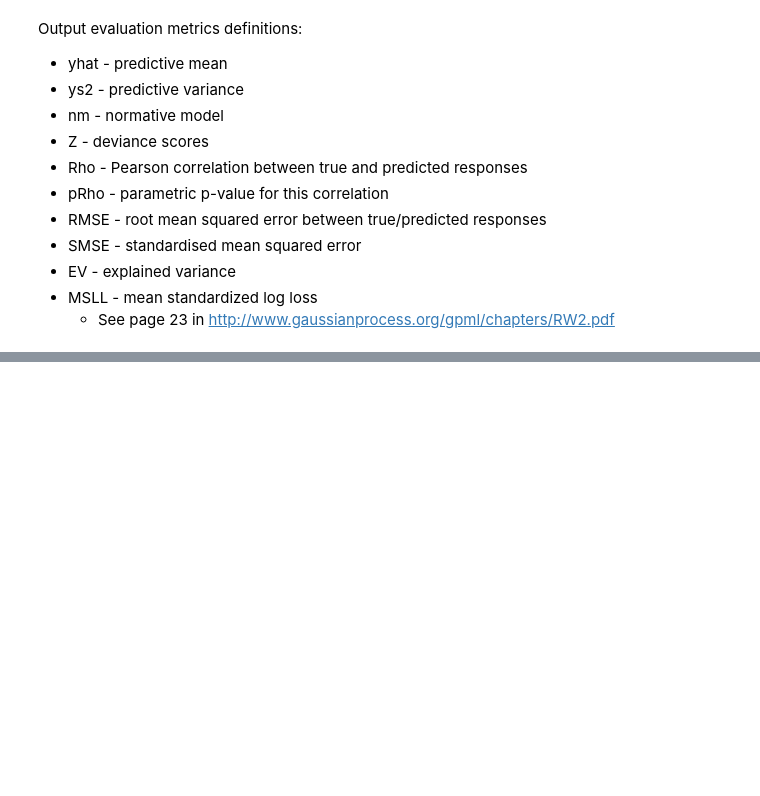
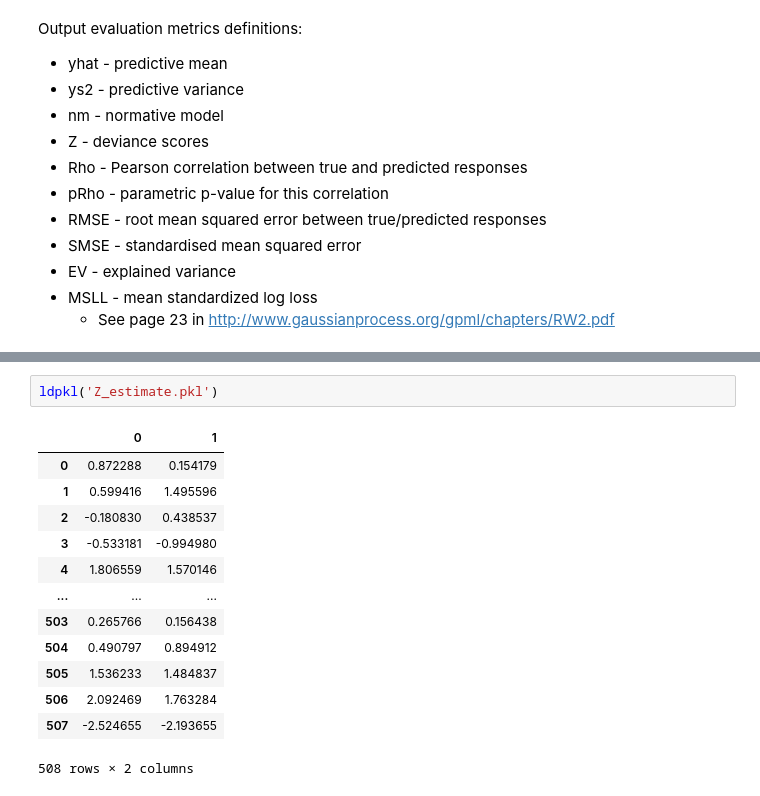
Before and after one commit to brainhack-school2022/dimitrijevic_project, a Jupyter notebook: PCNToolkitDemo/tutorials/HBR_FCON/HBR_NormativeModel_FCONdata_Tutorial.ipynb, the cells around one changed output, grey strips where cells are left out. Drawn from its saved outputs; the diff is of its cells as text; blank space fills up the shorter version.

```diff
--- a/PCNToolkitDemo/tutorials/HBR_FCON/HBR_NormativeModel_FCONdata_Tutorial.ipynb
+++ b/PCNToolkitDemo/tutorials/HBR_FCON/HBR_NormativeModel_FCONdata_Tutorial.ipynb
@@ -380,0 +437,16 @@ Output evaluation metrics definitions:
+# %%
+ldpkl('Z_estimate.pkl')
+# %% [output]
+|  | 0 | 1 |
+| 0 | 0.872288 | 0.154179 |
+| 1 | 0.599416 | 1.495596 |
+| 2 | -0.180830 | 0.438537 |
+| 3 | -0.533181 | -0.994980 |
+| 4 | 1.806559 | 1.570146 |
+| ... | ... | ... |
+| 503 | 0.265766 | 0.156438 |
+| 504 | 0.490797 | 0.894912 |
+| 505 | 1.536233 | 1.484837 |
+| 506 | 2.092469 | 1.763284 |
+| 507 | -2.524655 | -2.193655 |
+508 rows × 2 columns
```
Also changed, not shown: parts of 4 cells of this notebook.
